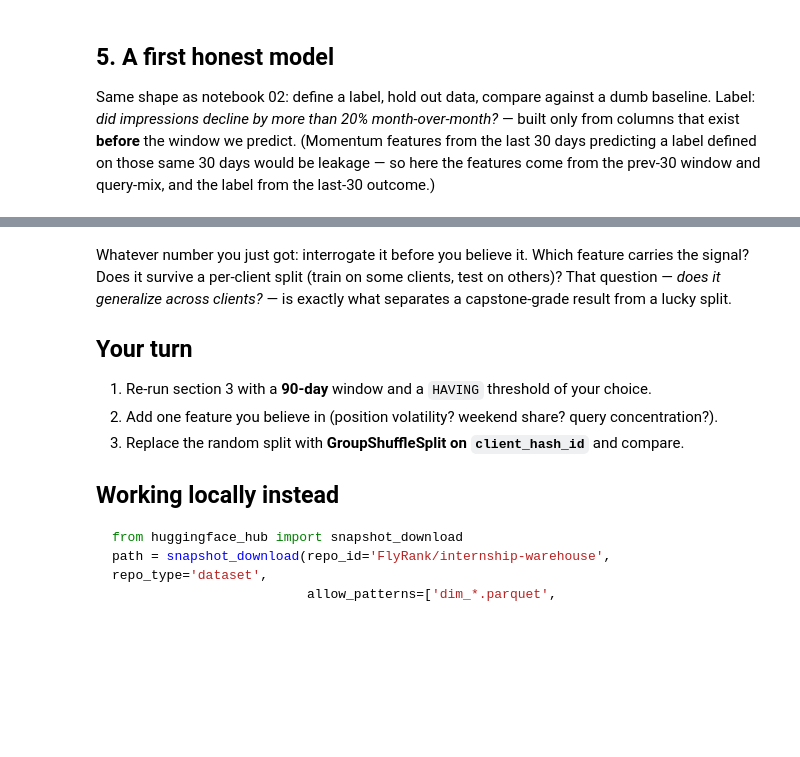
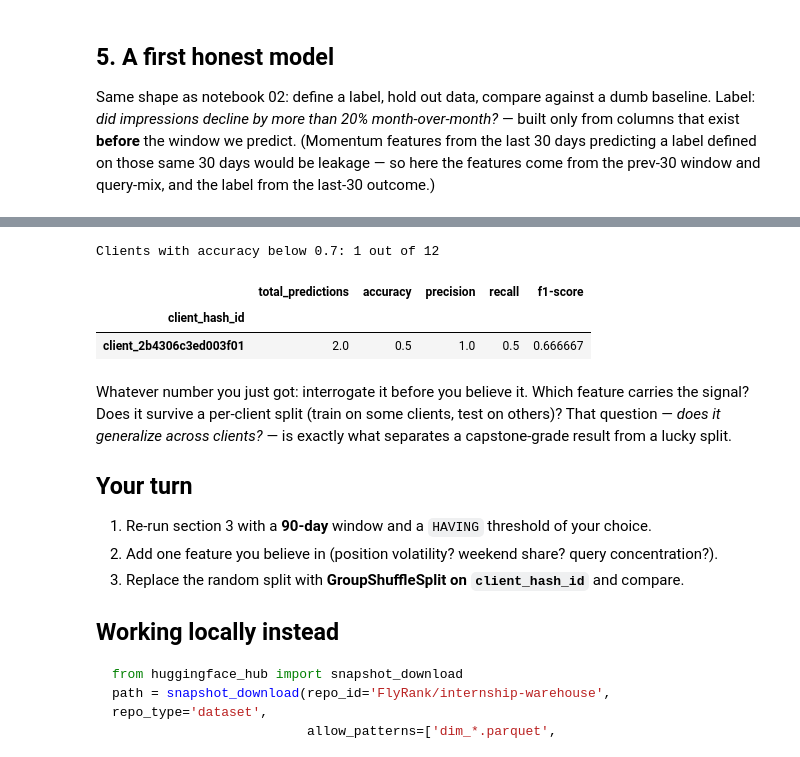
Before and after one commit to amna-png/ML-internship, a Jupyter notebook: notebooks/03_working_with_the_full_release.ipynb, the cells around one changed output, grey strips where cells are left out. Drawn from its saved outputs; the diff is of its cells as text; code cells hidden in the pictures; blank space fills up the shorter version.

```diff
--- a/notebooks/03_working_with_the_full_release.ipynb
+++ b/notebooks/03_working_with_the_full_release.ipynb
@@ -138,16 +178,21 @@ prev-30 window and query-mix, and the label from the last-30 outcome.)
 # %%
 import numpy as np
 from sklearn.ensemble import RandomForestClassifier
-from sklearn.model_selection import train_test_split
+from sklearn.model_selection import GroupShuffleSplit
 from sklearn.metrics import classification_report
 
-data['is_declining'] = (data['imp_last30'] < 0.8 * data['imp_prev30']).astype(int)
+data['is_declining'] = (data['imp_last45'] < 0.8 * data['imp_prev45']).astype(int)
 
-feature_cols = ['imp_prev30', 'visible_queries', 'rare_share', 'anon_share', 'top_query_share']
-model_data = data.dropna(subset=feature_cols)
-X, y = model_data[feature_cols], model_data['is_declining']
+feature_cols = ['imp_prev45', 'visible_queries', 'rare_share', 'anon_share', 'top_query_share', 'query_concentration']
+model_data = data.dropna(subset=feature_cols + ['client_hash_id'])
+X, y, groups = model_data[feature_cols], model_data['is_declining'], model_data['client_hash_id']
 
-X_tr, X_te, y_tr, y_te = train_test_split(X, y, test_size=0.25, random_state=42, stratify=y)
+# Use GroupShuffleSplit
+gss = GroupShuffleSplit(n_splits=1, test_size=0.25, random_state=42)
+for train_idx, test_idx in gss.split(X, y, groups):
+    X_tr, X_te = X.iloc[train_idx], X.iloc[test_idx]
+    y_tr, y_te = y.iloc[train_idx], y.iloc[test_idx]
+
 model = RandomForestClassifier(n_estimators=200, random_state=42, n_jobs=-1).fit(X_tr, y_tr)
 
 print(f'base rate (always predict majority): {max(y_te.mean(), 1 - y_te.mean()):.3f}')
@@ -155,3 +214,34 @@ print(classification_report(y_te, model.predict(X_te), digits=3))
+# %%
+import pandas as pd
+
+# Get predictions for the test set
+y_pred = model.predict(X_te)
+
+# Create a DataFrame for test results including client_hash_id
+test_results = model_data.iloc[test_idx].copy()
+test_results['actual'] = y_te
+test_results['predicted'] = y_pred
+
+# Group by client_hash_id and calculate performance metrics
+client_performance = test_results.groupby('client_hash_id').apply(lambda x: {
+    'total_predictions': len(x),
+    'accuracy': (x['actual'] == x['predicted']).mean(),
+    'precision': classification_report(x['actual'], x['predicted'], output_dict=True, zero_division=0)['1']['precision'] if 1 in x['actual'].unique() else np.nan,
+    'recall': classification_report(x['actual'], x['predicted'], output_dict=True, zero_division=0)['1']['recall'] if 1 in x['actual'].unique() else np.nan,
+    'f1-score': classification_report(x['actual'], x['predicted'], output_dict=True, zero_division=0)['1']['f1-score'] if 1 in x['actual'].unique() else np.nan,
+}, include_groups=False).apply(pd.Series)
+
+# Filter for clients with poor performance (e.g., accuracy below 0.7)
+poor_performing_clients = client_performance[client_performance['accuracy'] < 0.7].sort_values(by='accuracy')
+
+print(f"Clients with accuracy below 0.7: {len(poor_performing_clients)} out of {len(client_performance)}")
+
+display(poor_performing_clients)
+# %% [output]
+Clients with accuracy below 0.7: 1 out of 12
+|  | total_predictions | accuracy | precision | recall | f1-score |
+| client_hash_id |  |  |  |  |  |
+| client_2b4306c3ed003f01 | 2.0 | 0.5 | 1.0 | 0.5 | 0.666667 |
 # %% [markdown]
 Whatever number you just got: interrogate it before you believe it. Which feature carries the
 signal? Does it survive a per-client split (train on some clients, test on others)? That
```
Also changed, not shown: parts of 8 cells of this notebook.
